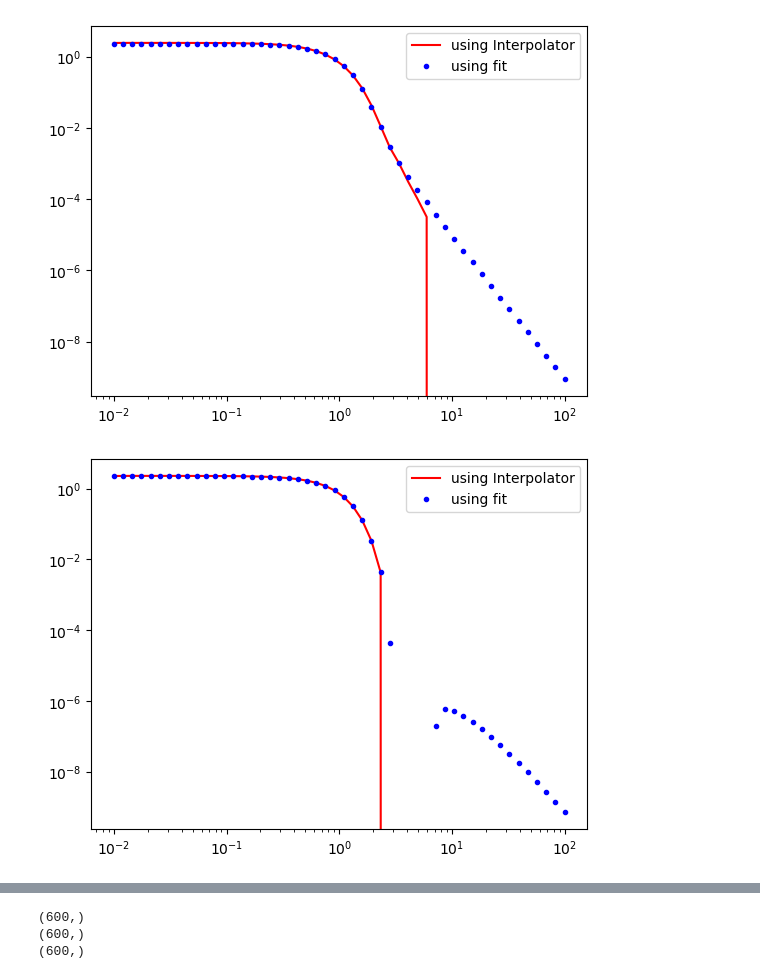
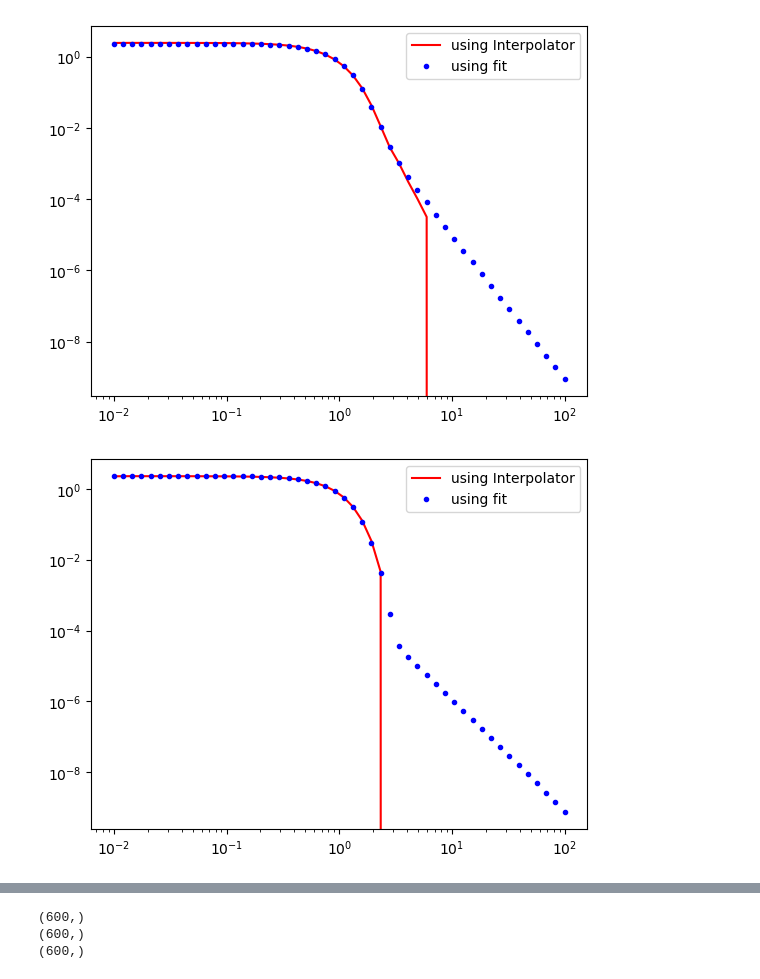
Before and after one commit to camcasuga/sidis_fit, a Jupyter notebook: src/fitting.ipynb, the cells around one changed output, grey strips where cells are left out. Saved outputs shown, nothing was run; the diff lists cells and outputs as text; code cells hidden in the pictures.

```diff
--- a/src/fitting.ipynb
+++ b/src/fitting.ipynb
@@ -62,7 +62,7 @@ for y in y_array:
     out = minimizer.fit_ls()
     fit_params = out.x
     fit_params_array[i, :] = fit_params
-    if y == 0:
+    if y == 0 or y == 0.12:
         fit_params_array[i, :] = [ic_qs[0], 1.0, ic_ec[0], 1.0]
         fit_params_array[i, 0] = 197 * get_TA(0, A) * ic_sigma02[0] * conv_mbGeV2 * ic_qs[0]
     #fit_func = minimizer.parametrization(fit_params[0], fit_params[1], fit_params[2], fit_params[3])
@@ -175,15 +175,15 @@ plt.yscale('log')
 # %%
 fit_params = fit_params_array[1]
 k = np.logspace(-2, 2, 50)
-Sk = S(0.1,k)
+Sk = S(0.12,k)
 Sk2 = log_S2(k, fit_params)
 plt.plot(k, Sk, label='using Interpolator', color='red')
 plt.plot(k, 10**Sk2, '.', label = 'using fit', color='blue')
 plt.legend()
 plt.xscale('log')
 plt.yscale('log')
 # %% [output]
-[figure, old version]
+[figure, new version]
 # %%
 import pandas as pd
 k_grid_size = 100#500
```
Also changed, not shown: parts of 2 cells of this notebook.
